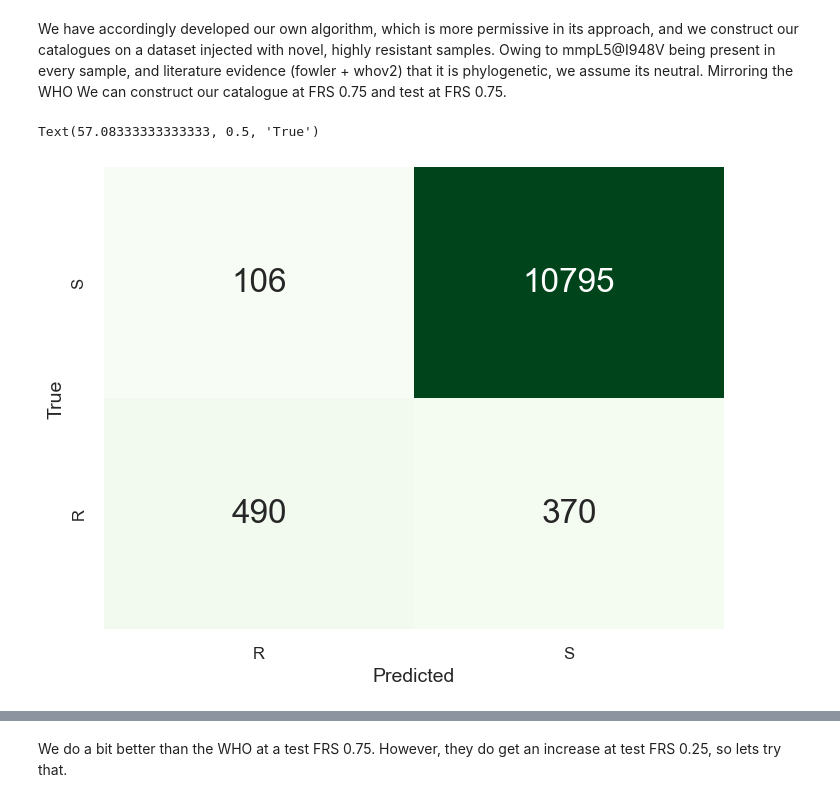
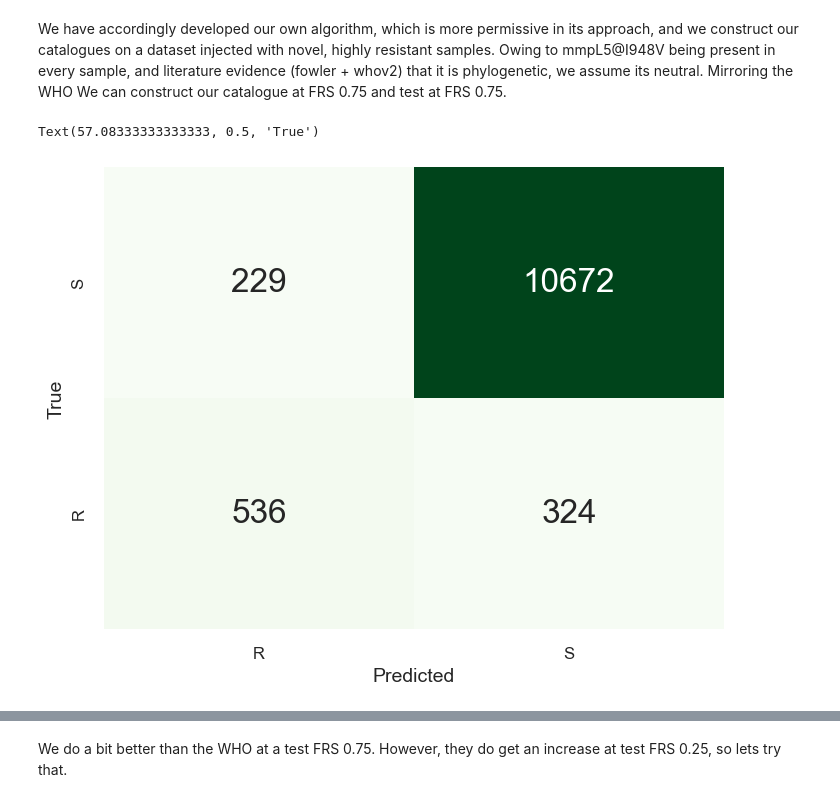
Before and after one commit to fowler-lab/tb-bdq-cat, a Jupyter notebook: manuscript.ipynb, the cells around one changed output, grey strips where cells are left out. Saved outputs shown, nothing was run; the diff lists cells and outputs as text; code cells hidden in the pictures.

```diff
--- a/manuscript.ipynb
+++ b/manuscript.ipynb
@@ -246,33 +246,33 @@ The WHO's approach uses conservative statistical thresholds and a complex, strin
 We have accordingly developed our own algorithm, which is more permissive in its approach, and we construct our catalogues on a dataset injected with novel, highly resistant samples. Owing to mmpL5@I948V being present in every sample, and literature evidence (fowler + whov2) that it is phylogenetic, we assume its neutral. Mirroring the WHO We can construct our catalogue at FRS 0.75 and test at FRS 0.75.
 # %%
 #build at FRS 0.75
-catalogue_75 = BuildCatalogue(samples, cat_mutations, 0.75, hardcoded={'mmpL5@I948V': 'S'}).build_piezo(
+catalogue_75 = BuildCatalogue(samples, cat_mutations, 0.75, hardcoded={'mmpL5@I948V': 'S', 'mmpL5@T794I':'S'}).build_piezo(
         "NC_000962.3", f"BDQ-FRS-75-2024.01", "1.1", "BDQ", piezo_wildcards
     ).return_piezo().to_csv(f"./catalogues/manuscript_2/var_frs/catalogue_FRS_75.csv", index=False)
 #test at FRS 0.75
 cm, _cov, _sens_75, _spec_75, _FN_ids = piezo_predict(
         all[all.FRS>=0.75],
         f"./catalogues/manuscript_2/var_frs/catalogue_FRS_75.csv",
         "BDQ",
         Print=False,
         U_to_S=True
     )
 
 df_cm = pd.DataFrame(cm, index=["R", "S"], columns=["R", "S"])
 
 plt.figure(figsize=(8, 6))
 sns.set_context("talk")
 sns.heatmap(
     df_cm, annot=True, cbar=False, fmt="g", cmap="Greens", annot_kws={"fontsize": 24}
 )
 plt.gca().invert_yaxis()
 plt.xticks(fontsize=12)
 plt.yticks(fontsize=12)
 plt.xlabel("Predicted", fontsize=14)
 plt.ylabel("True", fontsize=14)
 # %% [output]
 Text(57.08333333333333, 0.5, 'True')
-[figure, old version]
+[figure, new version]
 # %%
 performance = {
     'WHO':{"Sensitivity": _who_sens_75 * 100, "Specificity": _who_spec_75 * 100},
```
Also changed, not shown: parts of 63 cells of this notebook, 9 other files.
